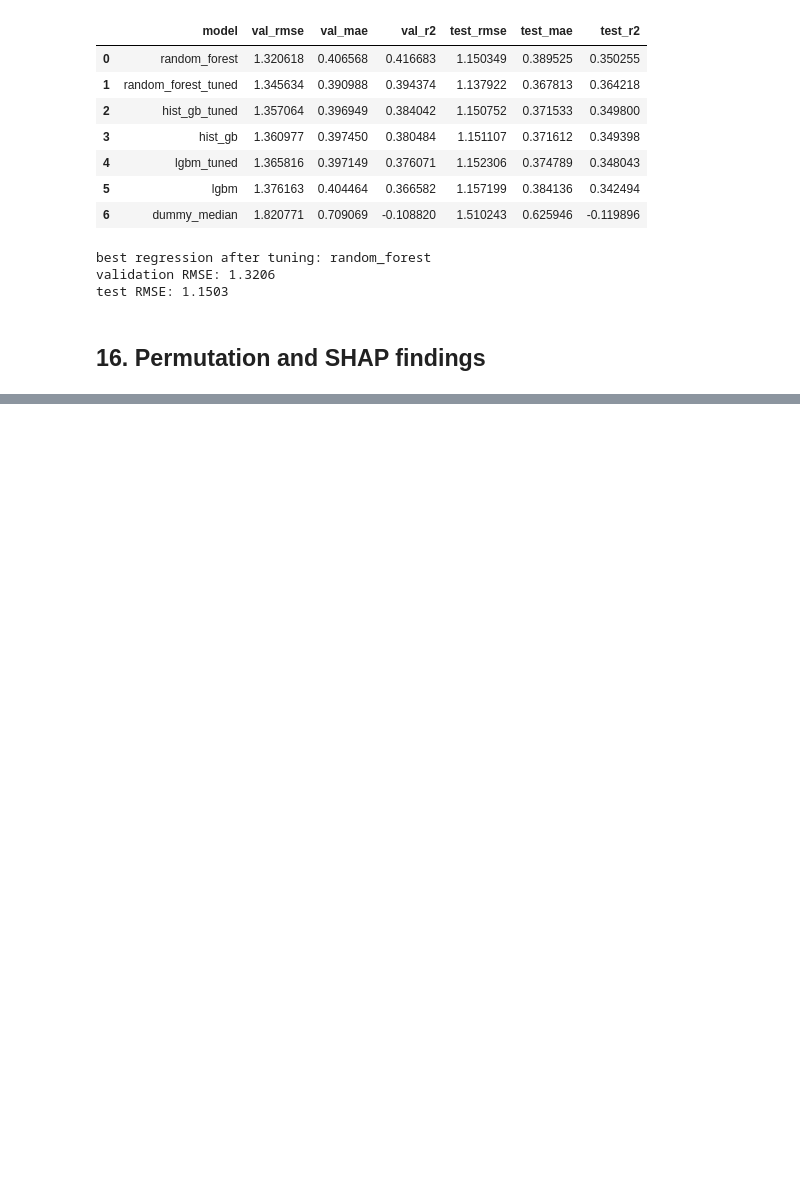
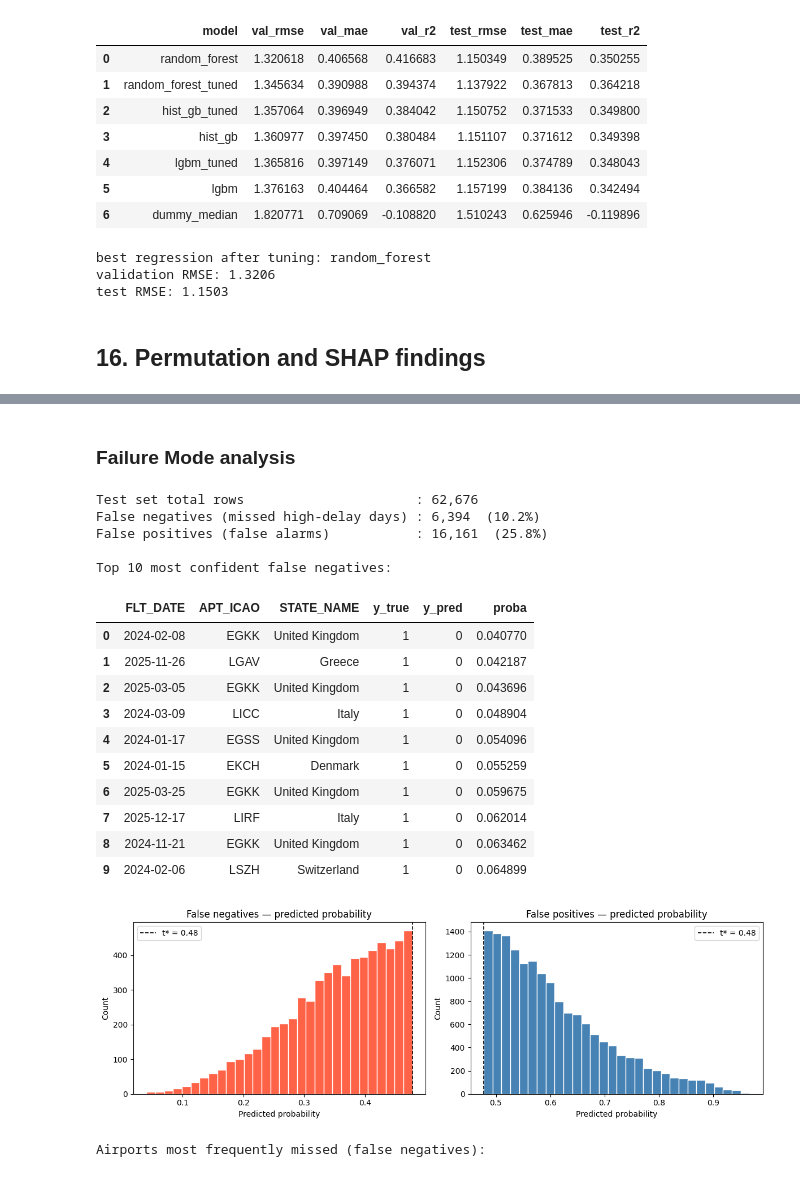
Before and after one commit to agarcia246/Machine_learning_Project, a Jupyter notebook: flight_delays.ipynb, the cells around one changed output, grey strips where cells are left out. Saved outputs shown, nothing was run; the diff lists cells and outputs as text; code cells hidden in the pictures; blank space fills up the shorter version.

```diff
--- a/flight_delays.ipynb
+++ b/flight_delays.ipynb
@@ -2343,0 +2361,76 @@ design decisions in the pipeline.
+# %% [markdown]
+### Failure Mode analysis
+# %%
+# Failure mode analysis — identify where the champion model is most wrong
+test_proba_all = champion.predict_proba(x_test)[:, 1]
+test_pred_all  = (test_proba_all >= t_star).astype(int)
+
+test_results = x_test.copy()
+test_results["y_true"]   = y_test.values
+test_results["y_pred"]   = test_pred_all
+test_results["proba"]    = test_proba_all
+test_results["FLT_DATE"] = test["FLT_DATE"].values
+
+# False negatives — high delay days the model missed
+fn = test_results[(test_results["y_true"] == 1) & (test_results["y_pred"] == 0)]
+# False positives — normal days the model incorrectly flagged
+fp = test_results[(test_results["y_true"] == 0) & (test_results["y_pred"] == 1)]
+
+print(f"Test set total rows                      : {len(test_results):,}")
+print(f"False negatives (missed high-delay days) : {len(fn):,}  ({len(fn)/len(test_results):.1%})")
+print(f"False positives (false alarms)           : {len(fp):,}  ({len(fp)/len(test_results):.1%})")
+
+# Most confident false negatives — model was most certain it was a normal day but was wrong
+print("\nTop 10 most confident false negatives:")
+display(
+    fn.sort_values("proba")
+    [["FLT_DATE", "APT_ICAO", "STATE_NAME", "y_true", "y_pred", "proba"]]
+    .head(10)
+    .reset_index(drop=True)
+)
+
+# Probability distribution of errors
+fig, axes = plt.subplots(1, 2, figsize=(12, 4))
+
+axes[0].hist(fn["proba"], bins=30, color="tomato", edgecolor="white")
+axes[0].axvline(t_star, linestyle="--", color="black", linewidth=1.2, label=f"t* = {t_star:.2f}")
+axes[0].set_title("False negatives — predicted probability")
+axes[0].set_xlabel("Predicted probability")
+axes[0].set_ylabel("Count")
+axes[0].legend()
+
+axes[1].hist(fp["proba"], bins=30, color="steelblue", edgecolor="white")
+axes[1].axvline(t_star, linestyle="--", color="black", linewidth=1.2, label=f"t* = {t_star:.2f}")
+axes[1].set_title("False positives — predicted probability")
+axes[1].set_xlabel("Predicted probability")
+axes[1].set_ylabel("Count")
+axes[1].legend()
+
+plt.tight_layout()
+plt.show()
+
+# Which airports appear most in false negatives
+print("\nAirports most frequently missed (false negatives):")
+display(
+    fn["APT_ICAO"].value_counts().head(10).reset_index()
+    .rename(columns={"index": "APT_ICAO", "APT_ICAO": "false_negative_count"})
+)
+# %% [output]
+Test set total rows                      : 62,676
+False negatives (missed high-delay days) : 6,394  (10.2%)
+False positives (false alarms)           : 16,161  (25.8%)
+
+Top 10 most confident false negatives:
+|  | FLT_DATE | APT_ICAO | STATE_NAME | y_true | y_pred | proba |
+| 0 | 2024-02-08 | EGKK | United Kingdom | 1 | 0 | 0.040770 |
+| 1 | 2025-11-26 | LGAV | Greece | 1 | 0 | 0.042187 |
+| 2 | 2025-03-05 | EGKK | United Kingdom | 1 | 0 | 0.043696 |
+| 3 | 2024-03-09 | LICC | Italy | 1 | 0 | 0.048904 |
+| 4 | 2024-01-17 | EGSS | United Kingdom | 1 | 0 | 0.054096 |
+| 5 | 2024-01-15 | EKCH | Denmark | 1 | 0 | 0.055259 |
+| 6 | 2025-03-25 | EGKK | United Kingdom | 1 | 0 | 0.059675 |
+| 7 | 2025-12-17 | LIRF | Italy | 1 | 0 | 0.062014 |
+| 8 | 2024-11-21 | EGKK | United Kingdom | 1 | 0 | 0.063462 |
+| 9 | 2024-02-06 | LSZH | Switzerland | 1 | 0 | 0.064899 |
+[figure, added]
+Airports most frequently missed (false negatives):
```
Also changed, not shown: parts of 7 cells of this notebook.
